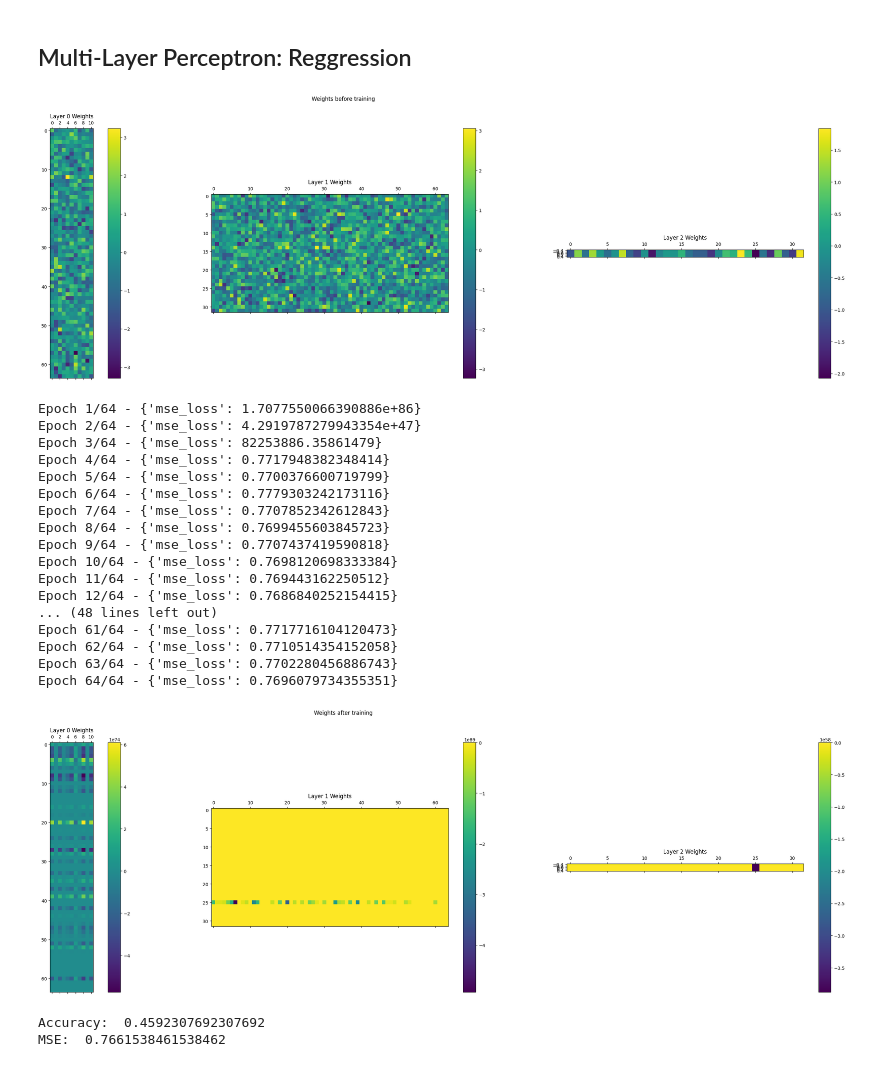
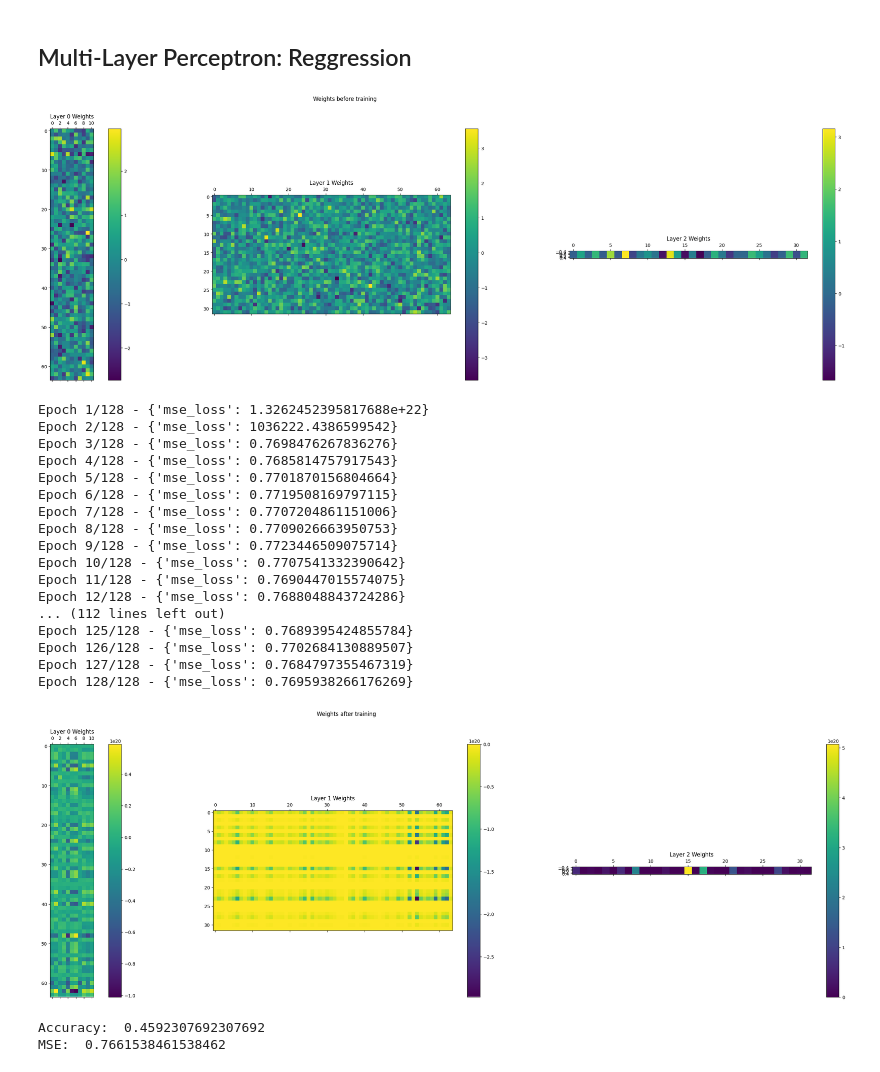
Before and after one commit to hectellian/ai-nn-project, a Jupyter notebook: results.ipynb, the cells around one changed output. Cells and saved outputs as stored; diff of their text form; code cells hidden in the pictures.

```diff
--- a/results.ipynb
+++ b/results.ipynb
@@ -159,34 +159,34 @@ F1-Score:  782.0
 # %%
 layer_sizes = [wine_X_train.shape[1], 64, 32, 1]
 activations = [ReLU(), ReLU(), Linear()]
 
 mlp = MLP(layer_sizes, activations, learning_rate=0.1)
 
 visualize_weights(mlp, title="Weights before training")
 
-metrics = mlp.train(wine_X_train, wine_y_train, epochs=64, batch_size=12, verbose=True)
+metrics = mlp.train(wine_X_train, wine_y_train, epochs=128, batch_size=32, verbose=True)
 
 visualize_weights(mlp, title="Weights after training")
 # %% [output]
-[figure, old version]
+[figure, new version]
-Epoch 1/64 - {'mse_loss': 1.7077550066390886e+86}
-Epoch 2/64 - {'mse_loss': 4.2919787279943354e+47}
-Epoch 3/64 - {'mse_loss': 82253886.35861479}
-Epoch 4/64 - {'mse_loss': 0.7717948382348414}
-Epoch 5/64 - {'mse_loss': 0.7700376600719799}
-Epoch 6/64 - {'mse_loss': 0.7779303242173116}
-Epoch 7/64 - {'mse_loss': 0.7707852342612843}
-Epoch 8/64 - {'mse_loss': 0.7699455603845723}
-Epoch 9/64 - {'mse_loss': 0.7707437419590818}
-Epoch 10/64 - {'mse_loss': 0.7698120698333384}
-Epoch 11/64 - {'mse_loss': 0.769443162250512}
-Epoch 12/64 - {'mse_loss': 0.7686840252154415}
-... (48 lines left out)
-Epoch 61/64 - {'mse_loss': 0.7717716104120473}
-Epoch 62/64 - {'mse_loss': 0.7710514354152058}
-Epoch 63/64 - {'mse_loss': 0.7702280456886743}
-Epoch 64/64 - {'mse_loss': 0.7696079734355351}
+Epoch 1/128 - {'mse_loss': 1.3262452395817688e+22}
+Epoch 2/128 - {'mse_loss': 1036222.4386599542}
+Epoch 3/128 - {'mse_loss': 0.7698476267836276}
+Epoch 4/128 - {'mse_loss': 0.7685814757917543}
+Epoch 5/128 - {'mse_loss': 0.7701870156804664}
+Epoch 6/128 - {'mse_loss': 0.7719508169797115}
+Epoch 7/128 - {'mse_loss': 0.7707204861151006}
+Epoch 8/128 - {'mse_loss': 0.7709026663950753}
+Epoch 9/128 - {'mse_loss': 0.7723446509075714}
+Epoch 10/128 - {'mse_loss': 0.7707541332390642}
+Epoch 11/128 - {'mse_loss': 0.7690447015574075}
+Epoch 12/128 - {'mse_loss': 0.7688048843724286}
+... (112 lines left out)
+Epoch 125/128 - {'mse_loss': 0.7689395424855784}
+Epoch 126/128 - {'mse_loss': 0.7702684130889507}
+Epoch 127/128 - {'mse_loss': 0.7684797355467319}
+Epoch 128/128 - {'mse_loss': 0.7695938266176269}
-[figure, old version]
+[figure, new version]
 # %%
 wine_output = mlp.predict(wine_X_test.T)
 wine_output = np.round(wine_output)
```
Also changed, not shown: parts of 2 cells of this notebook, 1 other file.
